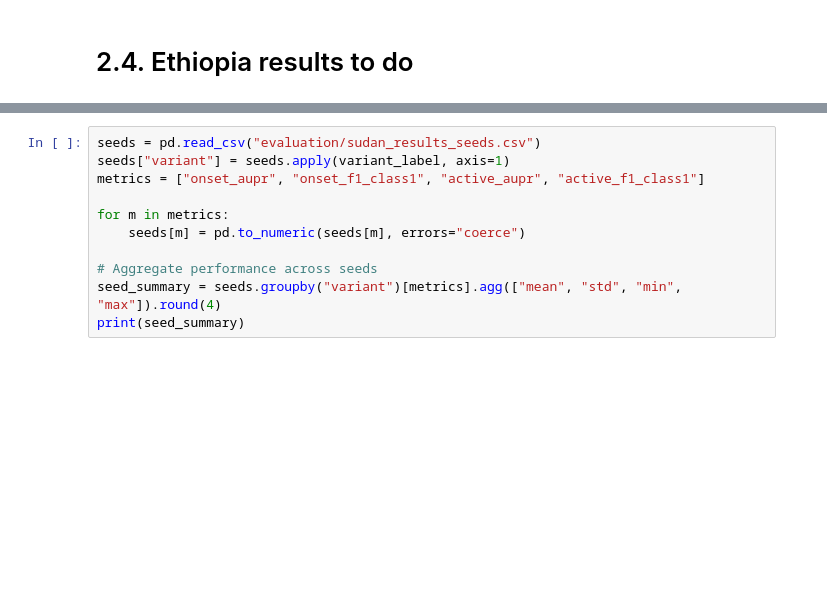
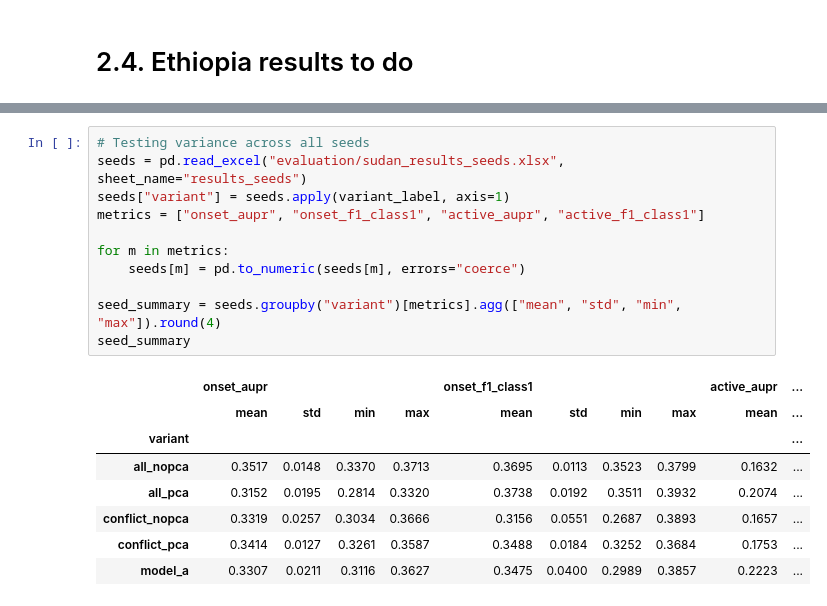
Before and after one commit to eviejones/msc-final-project, a Jupyter notebook: notebooks/03_results.ipynb, the cells around one changed output, grey strips where cells are left out. Drawn from its saved outputs; the diff is of its cells as text; blank space fills up the shorter version.

Commit message:
feat: update with seed runs

```diff
--- a/notebooks/03_results.ipynb
+++ b/notebooks/03_results.ipynb
@@ -415,11 +503,20 @@ Given the project's objective is to evaluate whether adding text improves confli
 # %%
-seeds = pd.read_csv("evaluation/sudan_results_seeds.csv")
+# Testing variance across all seeds
+seeds = pd.read_excel("evaluation/sudan_results_seeds.xlsx", sheet_name="results_seeds")
 seeds["variant"] = seeds.apply(variant_label, axis=1)
 metrics = ["onset_aupr", "onset_f1_class1", "active_aupr", "active_f1_class1"]
 
 for m in metrics:
     seeds[m] = pd.to_numeric(seeds[m], errors="coerce")
 
-# Aggregate performance across seeds
 seed_summary = seeds.groupby("variant")[metrics].agg(["mean", "std", "min", "max"]).round(4)
-print(seed_summary)
+seed_summary
+# %% [output]
+|  | onset_aupr |  |  |  | onset_f1_class1 |  |  |  | active_aupr | ... |
+|  | mean | std | min | max | mean | std | min | max | mean | ... |
+| variant |  |  |  |  |  |  |  |  |  | ... |
+| all_nopca | 0.3517 | 0.0148 | 0.3370 | 0.3713 | 0.3695 | 0.0113 | 0.3523 | 0.3799 | 0.1632 | ... |
+| all_pca | 0.3152 | 0.0195 | 0.2814 | 0.3320 | 0.3738 | 0.0192 | 0.3511 | 0.3932 | 0.2074 | ... |
+| conflict_nopca | 0.3319 | 0.0257 | 0.3034 | 0.3666 | 0.3156 | 0.0551 | 0.2687 | 0.3893 | 0.1657 | ... |
+| conflict_pca | 0.3414 | 0.0127 | 0.3261 | 0.3587 | 0.3488 | 0.0184 | 0.3252 | 0.3684 | 0.1753 | ... |
+| model_a | 0.3307 | 0.0211 | 0.3116 | 0.3627 | 0.3475 | 0.0400 | 0.2989 | 0.3857 | 0.2223 | ... |
```
Also changed, not shown: parts of 14 cells of this notebook, 1 other file.
